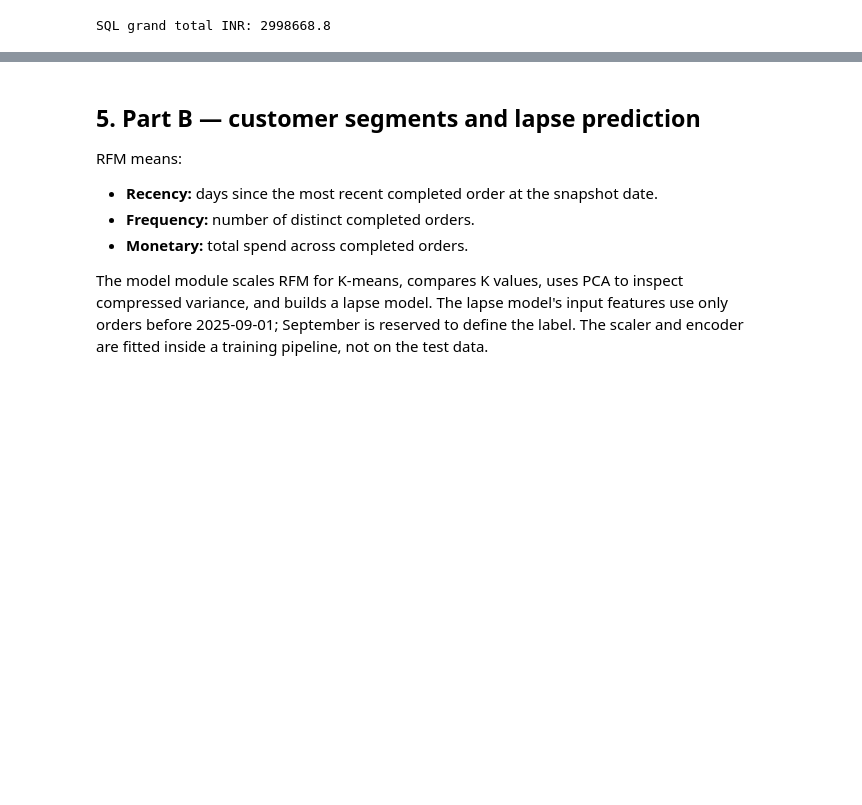
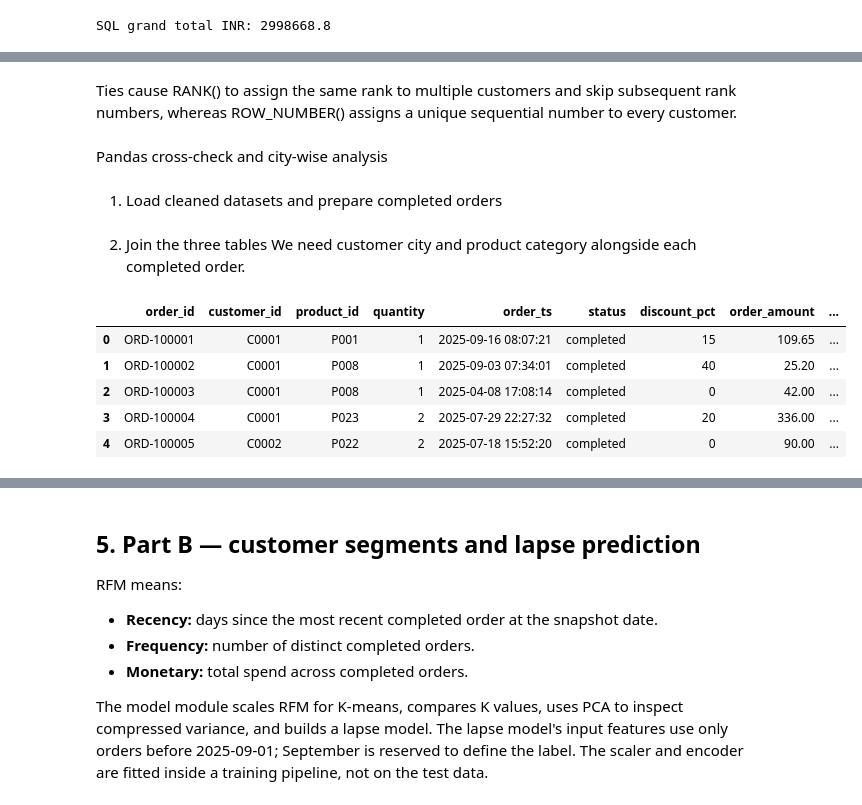
Before and after one commit to karthikdev1216/Swiggy-Insta-Copilot, a Jupyter notebook: notebooks/Customer_Intelligence_Support_Copilot.ipynb, the cells around one changed output, grey strips where cells are left out. Saved outputs shown, nothing was run; the diff lists cells and outputs as text; code cells hidden in the pictures; blank space fills up the shorter version.

```diff
--- a/notebooks/Customer_Intelligence_Support_Copilot.ipynb
+++ b/notebooks/Customer_Intelligence_Support_Copilot.ipynb
@@ -261,0 +490,51 @@ DatabaseError: Execution failed on sql '
+# %% [markdown]
+Ties cause RANK() to assign the same rank to multiple customers and skip subsequent rank numbers, whereas ROW_NUMBER() assigns a unique sequential number to every customer.
+# %% [markdown]
+Pandas cross-check and city-wise analysis
+# %% [markdown]
+1) Load cleaned datasets and prepare completed orders
+# %%
+import pandas as pd
+import numpy as np
+
+CLEAN = ROOT / "data" / "clean"
+
+customers = pd.read_csv(CLEAN / "customers.csv")
+products = pd.read_csv(CLEAN / "products.csv")
+orders = pd.read_csv(CLEAN / "orders.csv")
+
+# Filter completed orders
+completed_orders = orders[
+    orders["status"] == "completed"
+].copy()
+
+completed_orders["order_amount"] = pd.to_numeric(
+    completed_orders["order_amount"],
+    errors="coerce"
+)
+# %% [markdown]
+2. Join the three tables
+We need customer city and product category alongside each completed order.
+# %%
+analysis_df = (
+    completed_orders
+    .merge(
+        customers[["customer_id", "city"]],
+        on="customer_id",
+        how="left"
+    )
+    .merge(
+        products[["product_id", "category"]],
+        on="product_id",
+        how="left"
+    )
+)
+
+display(analysis_df.head())
+# %% [output]
+|  | order_id | customer_id | product_id | quantity | order_ts | status | discount_pct | order_amount | ... |
+| 0 | ORD-100001 | C0001 | P001 | 1 | 2025-09-16 08:07:21 | completed | 15 | 109.65 | ... |
+| 1 | ORD-100002 | C0001 | P008 | 1 | 2025-09-03 07:34:01 | completed | 40 | 25.20 | ... |
+| 2 | ORD-100003 | C0001 | P008 | 1 | 2025-04-08 17:08:14 | completed | 0 | 42.00 | ... |
+| 3 | ORD-100004 | C0001 | P023 | 2 | 2025-07-29 22:27:32 | completed | 20 | 336.00 | ... |
+| 4 | ORD-100005 | C0002 | P022 | 2 | 2025-07-18 15:52:20 | completed | 0 | 90.00 | ... |
```
Also changed, not shown: parts of 40 cells of this notebook, 12 other files.
